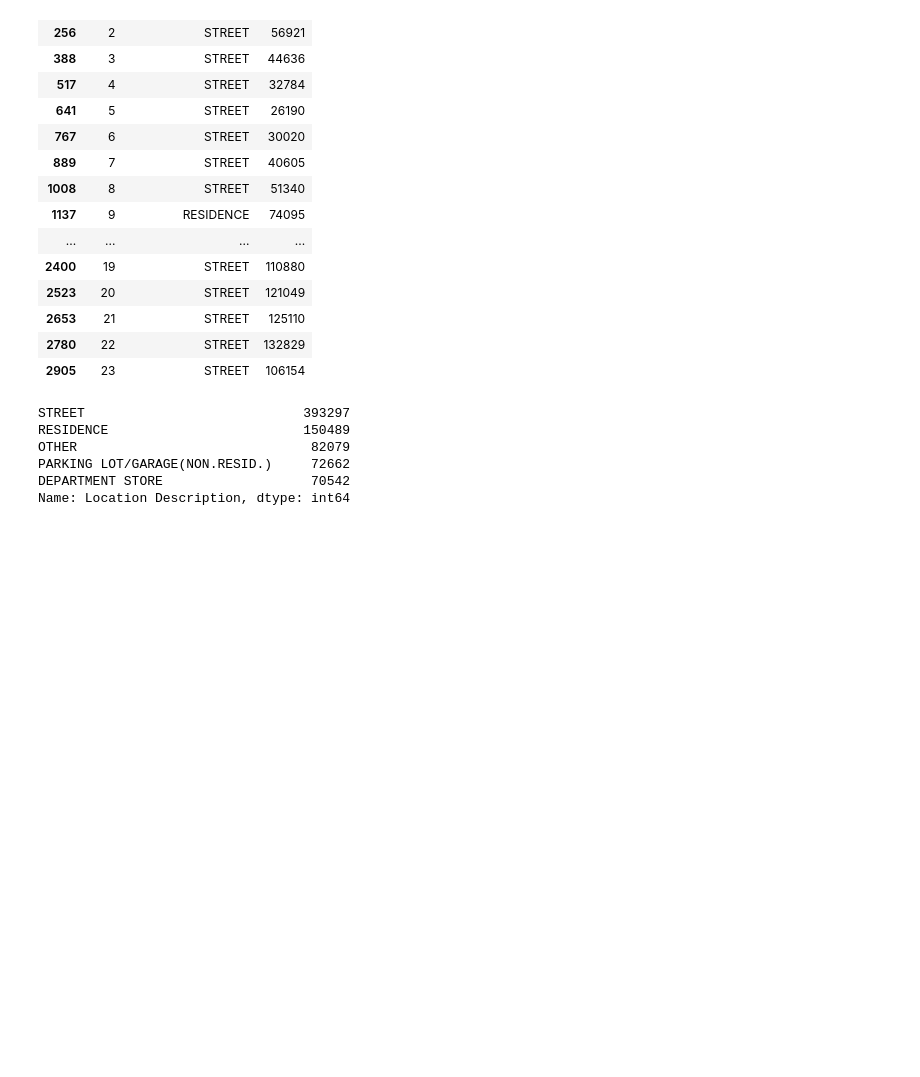
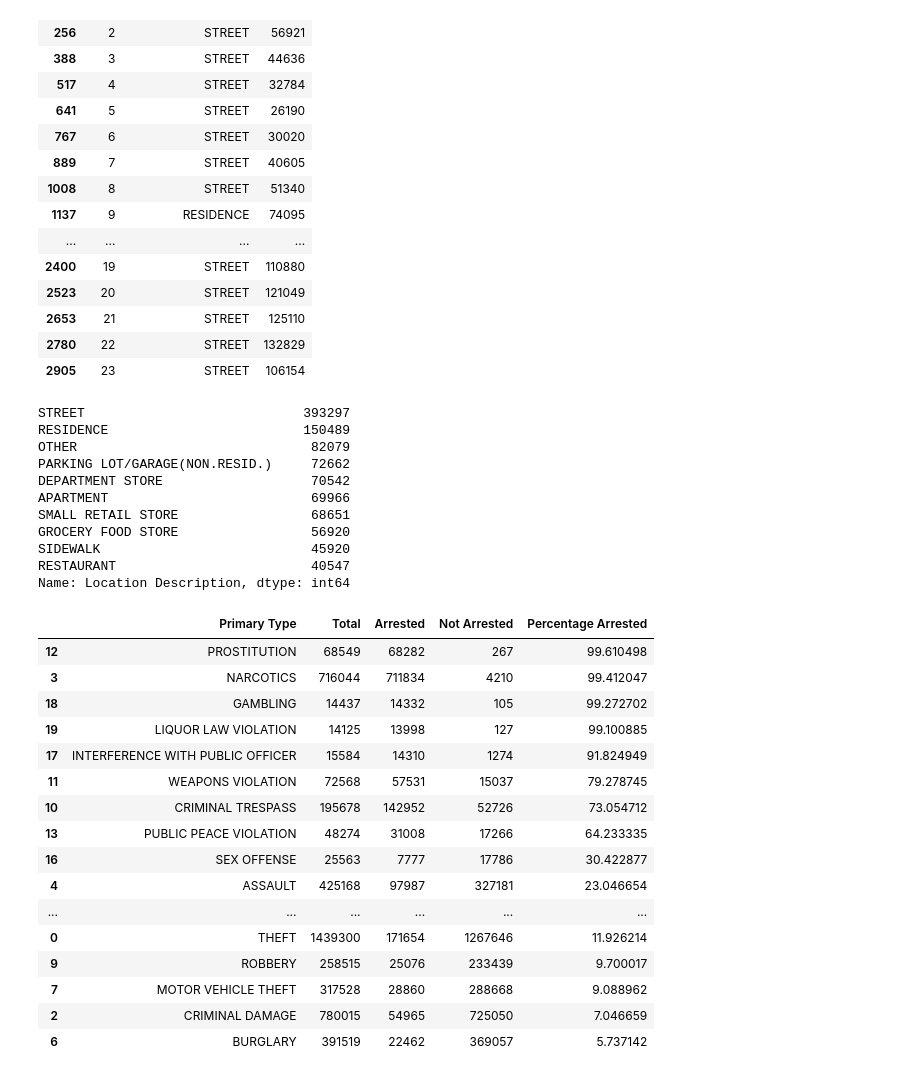
Before and after one commit to GiorgiKharshiladze/chicago-crime, a Jupyter notebook: Final Project_muskan.ipynb, the cells around one changed output. Cells and saved outputs as stored; diff of their text form; code cells hidden in the pictures; blank space fills up the shorter version.

```diff
--- a/Final Project_muskan.ipynb
+++ b/Final Project_muskan.ipynb
@@ -167,12 +173,19 @@ timeloc
 | 2780 | 22 | STREET | 132829 |
 | 2905 | 23 | STREET | 106154 |
 # %%
-thefttt = data[data['Primary Type']=='THEFT']
-thefttt['Location Description'].value_counts().head()
+# What location is the most Primary type of Crime (THEFT) happening?
+
+thefttt = crime_data[crime_data['Primary Type']=='THEFT']
+thefttt['Location Description'].value_counts().head(10)
 # %% [output]
 STREET                            393297
 RESIDENCE                         150489
 OTHER                              82079
 PARKING LOT/GARAGE(NON.RESID.)     72662
 DEPARTMENT STORE                   70542
+APARTMENT                          69966
+SMALL RETAIL STORE                 68651
+GROCERY FOOD STORE                 56920
+SIDEWALK                           45920
+RESTAURANT                         40547
 Name: Location Description, dtype: int64
@@ -178,0 +200,29 @@ Name: Location Description, dtype: int64
+# %%
+# Percentage of People getting arrested for these crimes
+
+arrested_development = pd.merge(arrestt, tru, how= 'left', left_index= True, right_index=True)
+arrested_development = pd.merge(arrested_development, fals, how= 'left', left_index= True, right_index=True)
+arrested_development.rename(columns={'Primary Type_x':'Total','Primary Type_y':'Arrested','Primary Type': 'Not Arrested'}, inplace=True)
+arrested_development['Percentage Arrested'] = (arrested_development['Arrested']/arrested_development['Total'])*100
+arrested_development.reset_index(inplace=True)
+arrested_development.rename(columns={'index': 'Primary Type'}, inplace=True)
+arrested_development.sort_values(by=['Percentage Arrested'],inplace=True, ascending = False)
+arrested_development
+# %% [output]
+|  | Primary Type | Total | Arrested | Not Arrested | Percentage Arrested |
+| 12 | PROSTITUTION | 68549 | 68282 | 267 | 99.610498 |
+| 3 | NARCOTICS | 716044 | 711834 | 4210 | 99.412047 |
+| 18 | GAMBLING | 14437 | 14332 | 105 | 99.272702 |
+| 19 | LIQUOR LAW VIOLATION | 14125 | 13998 | 127 | 99.100885 |
+| 17 | INTERFERENCE WITH PUBLIC OFFICER | 15584 | 14310 | 1274 | 91.824949 |
+| 11 | WEAPONS VIOLATION | 72568 | 57531 | 15037 | 79.278745 |
+| 10 | CRIMINAL TRESPASS | 195678 | 142952 | 52726 | 73.054712 |
+| 13 | PUBLIC PEACE VIOLATION | 48274 | 31008 | 17266 | 64.233335 |
+| 16 | SEX OFFENSE | 25563 | 7777 | 17786 | 30.422877 |
+| 4 | ASSAULT | 425168 | 97987 | 327181 | 23.046654 |
+| ... | ... | ... | ... | ... | ... |
+| 0 | THEFT | 1439300 | 171654 | 1267646 | 11.926214 |
+| 9 | ROBBERY | 258515 | 25076 | 233439 | 9.700017 |
+| 7 | MOTOR VEHICLE THEFT | 317528 | 28860 | 288668 | 9.088962 |
+| 2 | CRIMINAL DAMAGE | 780015 | 54965 | 725050 | 7.046659 |
+| 6 | BURGLARY | 391519 | 22462 | 369057 | 5.737142 |
```
Also changed, not shown: parts of 16 cells of this notebook.
